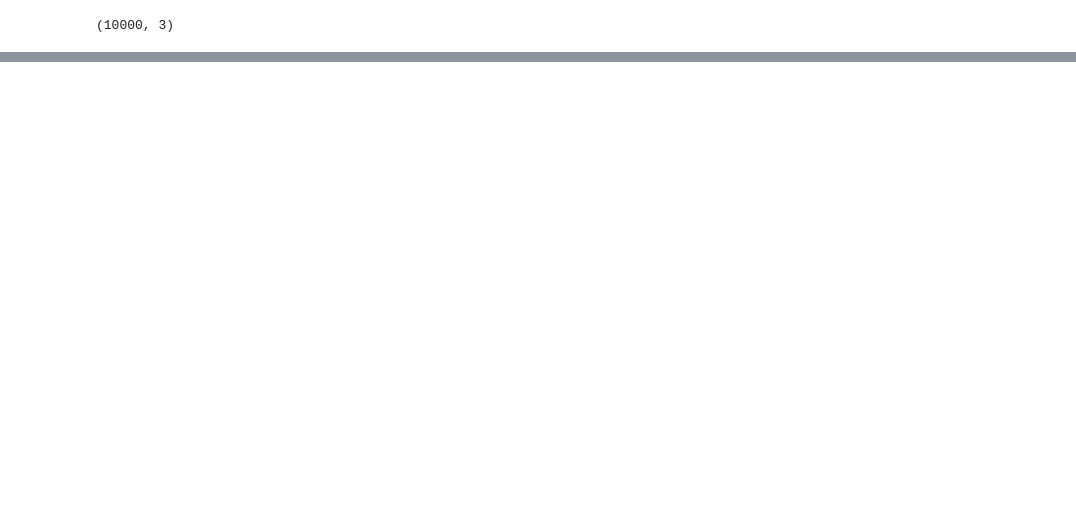
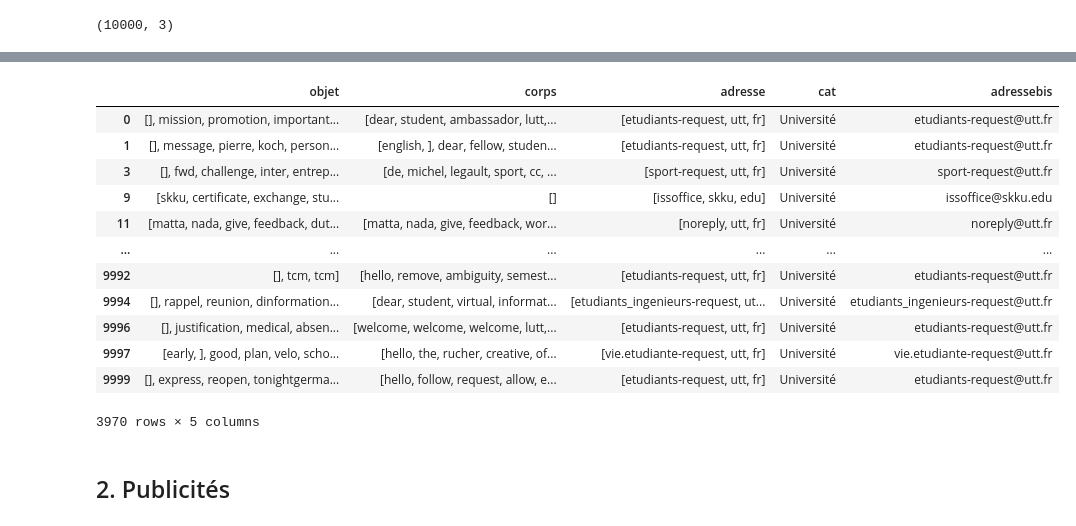
Before and after one commit to GuichardB/Email_Classification, a Jupyter notebook: labellisation.ipynb, the cells around one changed output, grey strips where cells are left out. Cells and saved outputs as stored; diff of their text form; code cells hidden in the pictures; blank space fills up the shorter version.

```diff
--- a/labellisation.ipynb
+++ b/labellisation.ipynb
@@ -264,0 +211,7 @@ data[mask_newsletter]
+# %%
+univ_echange = []
+for i in data['adressebis'].unique():
+    if 'cnu' in i or 'skku' in i or 'sofia' in i or 'cegep' in i:
+        univ_echange.append(i)
+
+univ_echange
@@ -264,0 +236,19 @@ data[mask_newsletter]
+# %%
+data = cat_with_list(data, univ_echange, 'Université')
+print_cat(data, 'Université')
+# %% [output]
+|  | objet | corps | adresse | cat | adressebis |
+| 0 | [], mission, promotion, important... | [dear, student, ambassador, lutt,... | [etudiants-request, utt, fr] | Université | etudiants-request@utt.fr |
+| 1 | [], message, pierre, koch, person... | [english, ], dear, fellow, studen... | [etudiants-request, utt, fr] | Université | etudiants-request@utt.fr |
+| 3 | [], fwd, challenge, inter, entrep... | [de, michel, legault, sport, cc, ... | [sport-request, utt, fr] | Université | sport-request@utt.fr |
+| 9 | [skku, certificate, exchange, stu... | [] | [issoffice, skku, edu] | Université | issoffice@skku.edu |
+| 11 | [matta, nada, give, feedback, dut... | [matta, nada, give, feedback, wor... | [noreply, utt, fr] | Université | noreply@utt.fr |
+| ... | ... | ... | ... | ... | ... |
+| 9992 | [], tcm, tcm] | [hello, remove, ambiguity, semest... | [etudiants-request, utt, fr] | Université | etudiants-request@utt.fr |
+| 9994 | [], rappel, reunion, dinformation... | [dear, student, virtual, informat... | [etudiants_ingenieurs-request, ut... | Université | etudiants_ingenieurs-request@utt.fr |
+| 9996 | [], justification, medical, absen... | [welcome, welcome, welcome, lutt,... | [etudiants-request, utt, fr] | Université | etudiants-request@utt.fr |
+| 9997 | [early, ], good, plan, velo, scho... | [hello, the, rucher, creative, of... | [vie.etudiante-request, utt, fr] | Université | vie.etudiante-request@utt.fr |
+| 9999 | [], express, reopen, tonightgerma... | [hello, follow, request, allow, e... | [etudiants-request, utt, fr] | Université | etudiants-request@utt.fr |
+3970 rows × 5 columns
+# %% [markdown]
+## 2. Publicités
```
Also changed, not shown: parts of 82 cells of this notebook.
